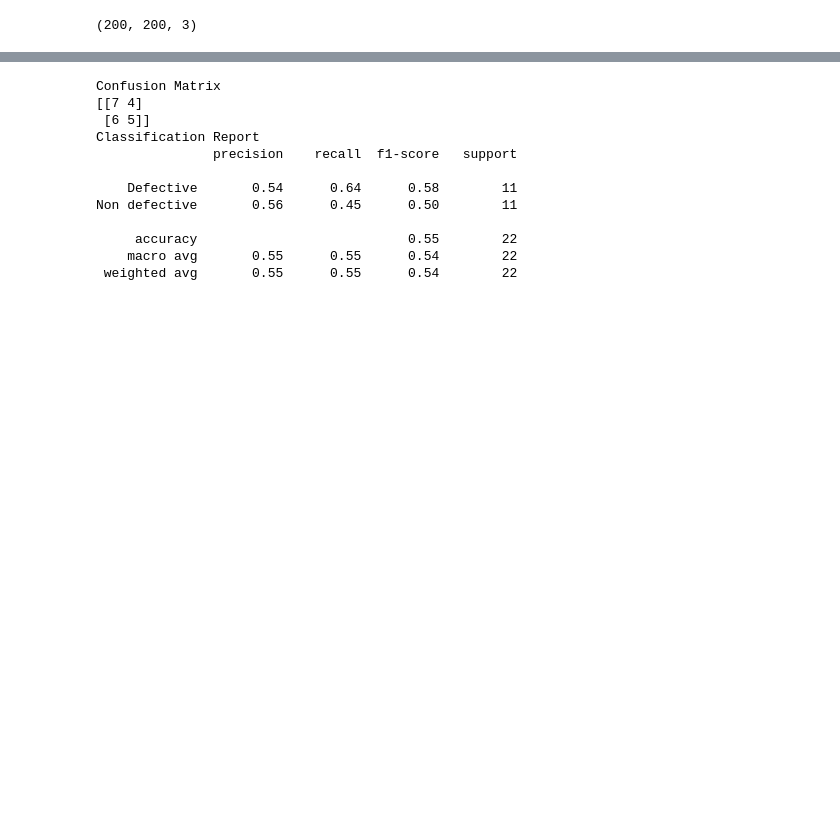
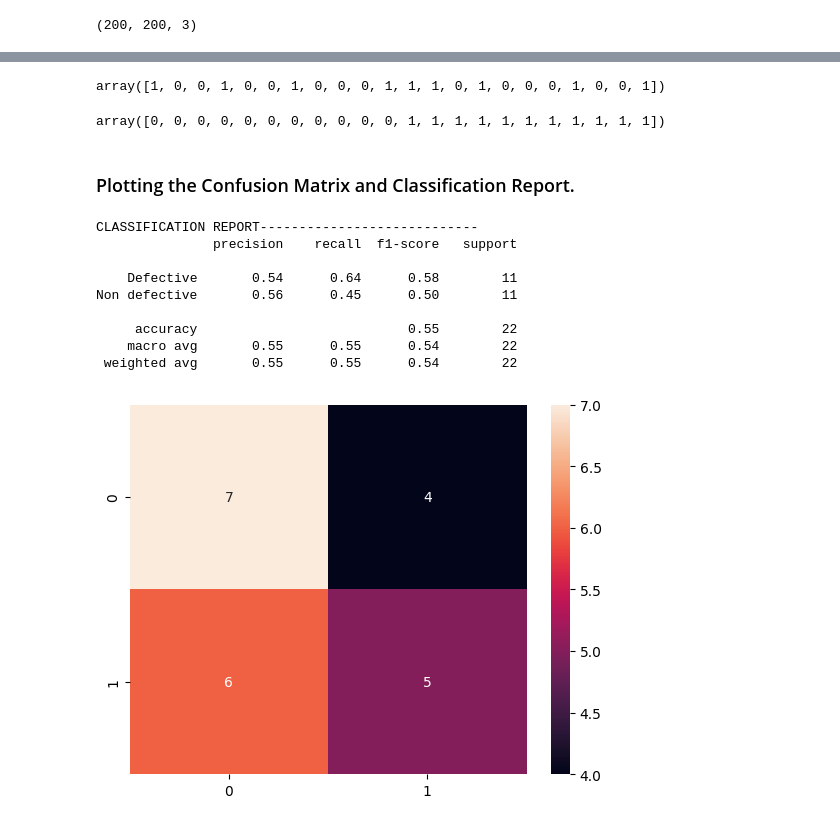
Before and after one commit to SketchyCarrot/Railway_Fault_Track_Detection, a Jupyter notebook: main.ipynb, the cells around one changed output, grey strips where cells are left out. Saved outputs shown, nothing was run; the diff lists cells and outputs as text; code cells hidden in the pictures; blank space fills up the shorter version.

```diff
--- a/main.ipynb
+++ b/main.ipynb
@@ -253,3 +212,5 @@ plt.show()
 # %%
-prediction = model.predict(test_aug, steps=len(test_aug))
+y_pred = model.predict(test_aug, steps=len(test_aug))
+y_pred = np.round(y_pred).astype(int).flatten()
+y_true = test_aug.classes
 # %% [output]
@@ -265,21 +218,28 @@ y_true = test_aug.classes
+# %%
+y_pred
+# %% [output]
+array([1, 0, 0, 1, 0, 0, 1, 0, 0, 0, 1, 1, 1, 0, 1, 0, 0, 0, 1, 0, 0, 1])
+# %%
+y_true
+# %% [output]
+array([0, 0, 0, 0, 0, 0, 0, 0, 0, 0, 0, 1, 1, 1, 1, 1, 1, 1, 1, 1, 1, 1])
+# %% [markdown]
+### Plotting the Confusion Matrix and Classification Report.
 # %%
-cm = confusion_matrix(y_true, y_pred)
-print('Confusion Matrix')
-print(cm)
+conf_matrix = confusion_matrix(y_true, y_pred)
+sns.heatmap(conf_matrix, annot=True)
 
-print('Classification Report')
+print("CLASSIFICATION REPORT----------------------------")
 target_names = list(test_aug.class_indices.keys())
 print(classification_report(y_true, y_pred, target_names=target_names))
 # %% [output]
-Confusion Matrix
-[[7 4]
- [6 5]]
-Classification Report
+CLASSIFICATION REPORT----------------------------
                precision    recall  f1-score   support
 
     Defective       0.54      0.64      0.58        11
 Non defective       0.56      0.45      0.50        11
 
      accuracy                           0.55        22
     macro avg       0.55      0.55      0.54        22
  weighted avg       0.55      0.55      0.54        22
+[figure, added]
```
Also changed, not shown: parts of 27 cells of this notebook.
